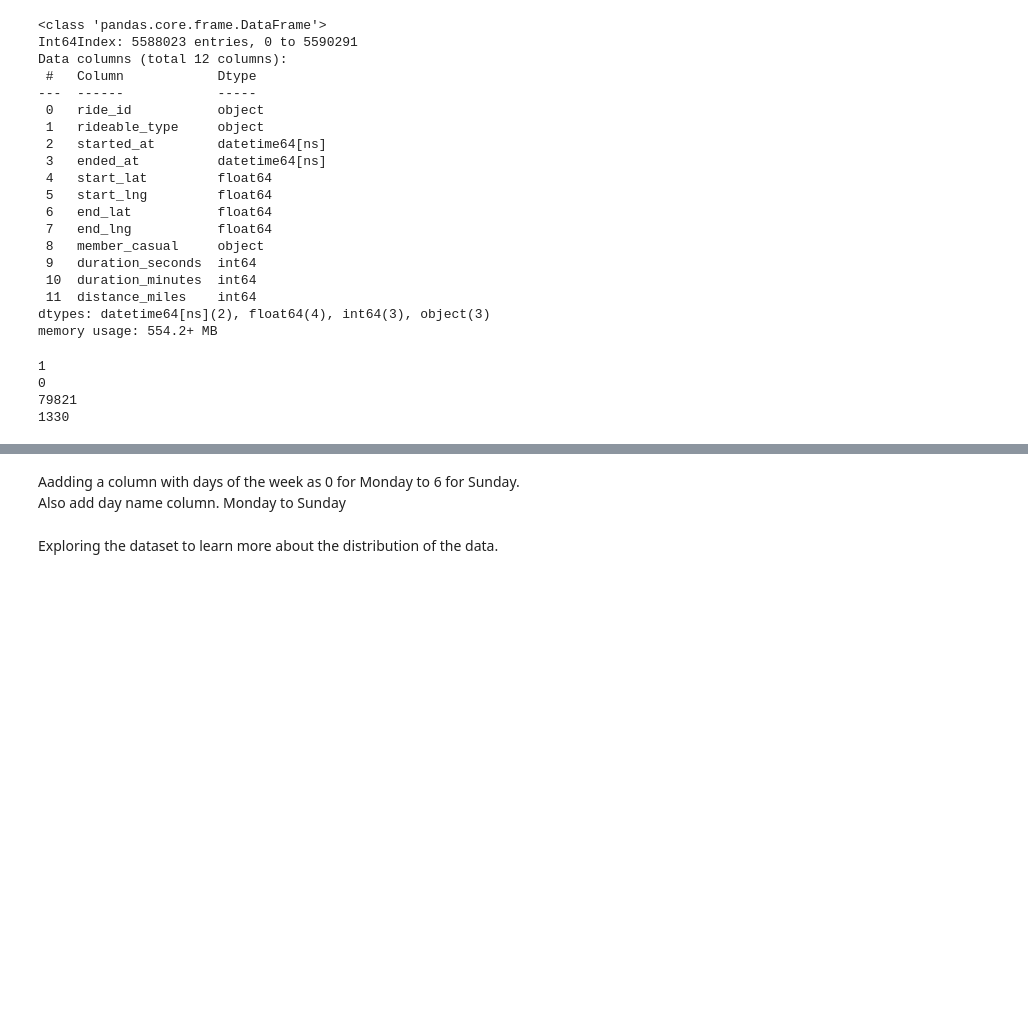
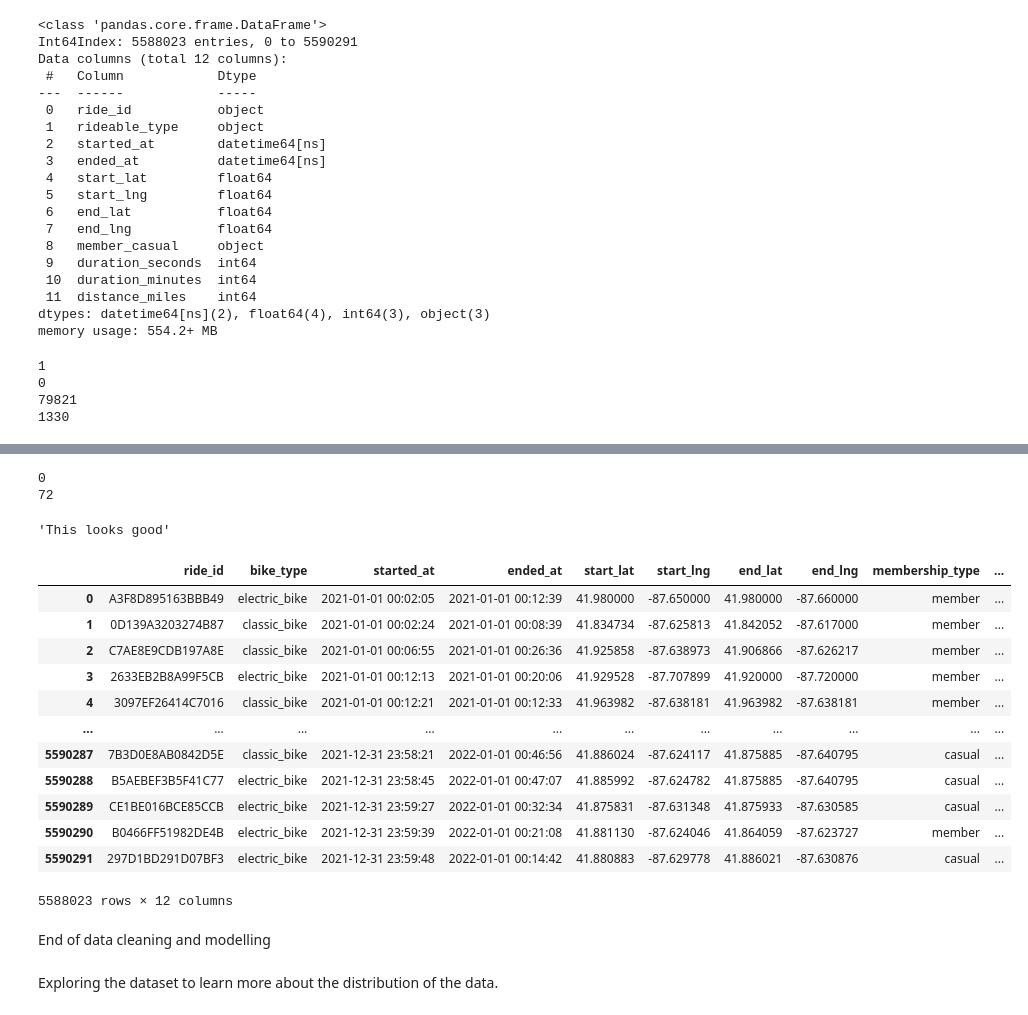
Before and after one commit to KarthikBhaktha/Case_Study_Bike_Sharing, a Jupyter notebook: python_script/merge_csv_and_pickle.ipynb, the cells around one changed output, grey strips where cells are left out. Cells and saved outputs as stored; diff of their text form; code cells hidden in the pictures; blank space fills up the shorter version.

```diff
--- a/python_script/merge_csv_and_pickle.ipynb
+++ b/python_script/merge_csv_and_pickle.ipynb
@@ -793,4 +806,0 @@ result_df.info()
-# %%
-# removing the rows where started_at is greater than ended_at
-final_df=  final_df[final_df['started_at'] < final_df['ended_at']]
-final_df.info()
@@ -813,0 +807,4 @@ distance_zero
+# %%
+# renaming the column member_casual to membership_type
+final_df.rename(columns = {'member_casual':'membership_type'}, inplace = True)
+final_df.info()
@@ -814,7 +835,28 @@ distance_zero
+# %%
+# checking the distance for any invalid values like negetive distance
+print(final_df.distance_miles.min())
+print(final_df.distance_miles.max())
+
+
+'''This looks good'''
+# %% [output]
+0
+72
+'This looks good'
 # %%
-# sorting the dataframe in desc order of total_seconds
-desc_seconds = final_df.sort_values(by = ['total_seconds'], ascending = False)
-desc_seconds
+# sorting the dataframe by started-at
+final_df.sort_values(by = ['started_at'], ascending = True)
+# %% [output]
+|  | ride_id | bike_type | started_at | ended_at | start_lat | start_lng | end_lat | end_lng | membership_type | ... |
+| 0 | A3F8D895163BBB49 | electric_bike | 2021-01-01 00:02:05 | 2021-01-01 00:12:39 | 41.980000 | -87.650000 | 41.980000 | -87.660000 | member | ... |
+| 1 | 0D139A3203274B87 | classic_bike | 2021-01-01 00:02:24 | 2021-01-01 00:08:39 | 41.834734 | -87.625813 | 41.842052 | -87.617000 | member | ... |
+| 2 | C7AE8E9CDB197A8E | classic_bike | 2021-01-01 00:06:55 | 2021-01-01 00:26:36 | 41.925858 | -87.638973 | 41.906866 | -87.626217 | member | ... |
+| 3 | 2633EB2B8A99F5CB | electric_bike | 2021-01-01 00:12:13 | 2021-01-01 00:20:06 | 41.929528 | -87.707899 | 41.920000 | -87.720000 | member | ... |
+| 4 | 3097EF26414C7016 | classic_bike | 2021-01-01 00:12:21 | 2021-01-01 00:12:33 | 41.963982 | -87.638181 | 41.963982 | -87.638181 | member | ... |
+| ... | ... | ... | ... | ... | ... | ... | ... | ... | ... | ... |
+| 5590287 | 7B3D0E8AB0842D5E | classic_bike | 2021-12-31 23:58:21 | 2022-01-01 00:46:56 | 41.886024 | -87.624117 | 41.875885 | -87.640795 | casual | ... |
+| 5590288 | B5AEBEF3B5F41C77 | electric_bike | 2021-12-31 23:58:45 | 2022-01-01 00:47:07 | 41.885992 | -87.624782 | 41.875885 | -87.640795 | casual | ... |
+| 5590289 | CE1BE016BCE85CCB | electric_bike | 2021-12-31 23:59:27 | 2022-01-01 00:32:34 | 41.875831 | -87.631348 | 41.875933 | -87.630585 | casual | ... |
+| 5590290 | B0466FF51982DE4B | electric_bike | 2021-12-31 23:59:39 | 2022-01-01 00:21:08 | 41.881130 | -87.624046 | 41.864059 | -87.623727 | member | ... |
+| 5590291 | 297D1BD291D07BF3 | electric_bike | 2021-12-31 23:59:48 | 2022-01-01 00:14:42 | 41.880883 | -87.629778 | 41.886021 | -87.630876 | casual | ... |
+5588023 rows × 12 columns
-# %% [markdown]
-Aadding a column with days of the week as 0 for Monday to 6 for Sunday.
-Also add day name column. Monday to Sunday
@@ -838,3 +863,5 @@ final_df.head()
+# %% [markdown]
+End of data cleaning and modelling
 # %% [markdown]
 Exploring the dataset to learn more about the distribution of the data.
 # %%
```
Also changed, not shown: parts of 10 cells of this notebook.
